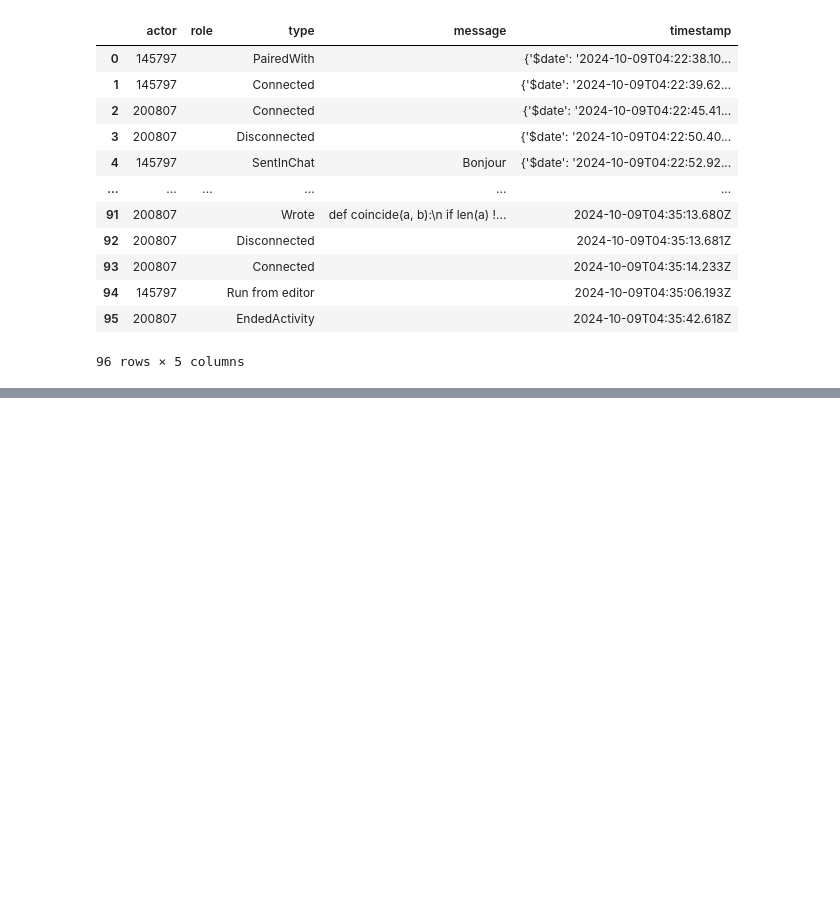
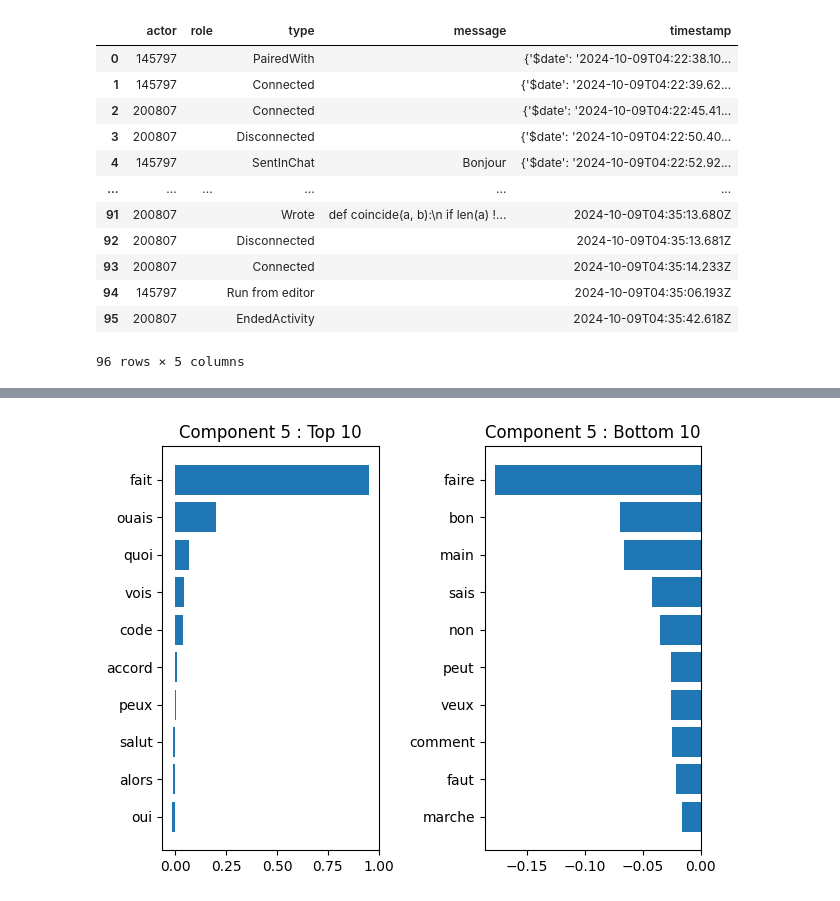
Before and after one commit to chloeboireaudevier/StageMIDL, a Jupyter notebook: test_stage.ipynb, the cells around one changed output, grey strips where cells are left out. Cells and saved outputs as stored; diff of their text form; code cells hidden in the pictures; blank space fills up the shorter version.

```diff
--- a/test_stage.ipynb
+++ b/test_stage.ipynb
@@ -176,0 +294,4 @@ df.to_csv('all_data.csv')
+# %%
+visualize_top_bottom_terms_component(term_topic_matrix,5)
+# %% [output]
+[figure, added]
```
Also changed, not shown: parts of 12 cells of this notebook, 12 other files.
